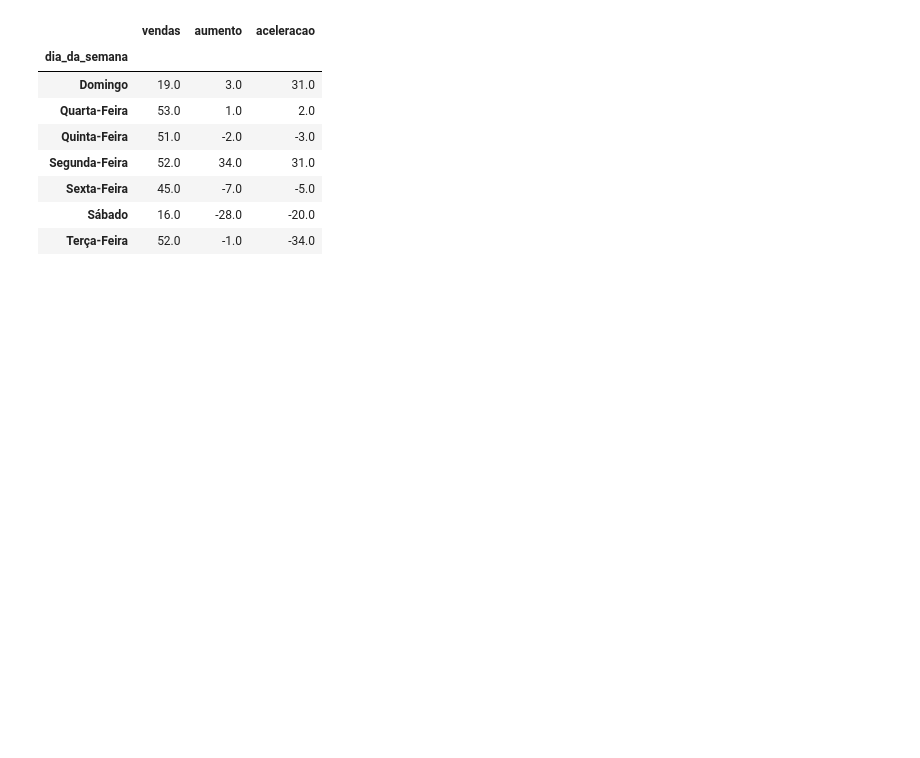
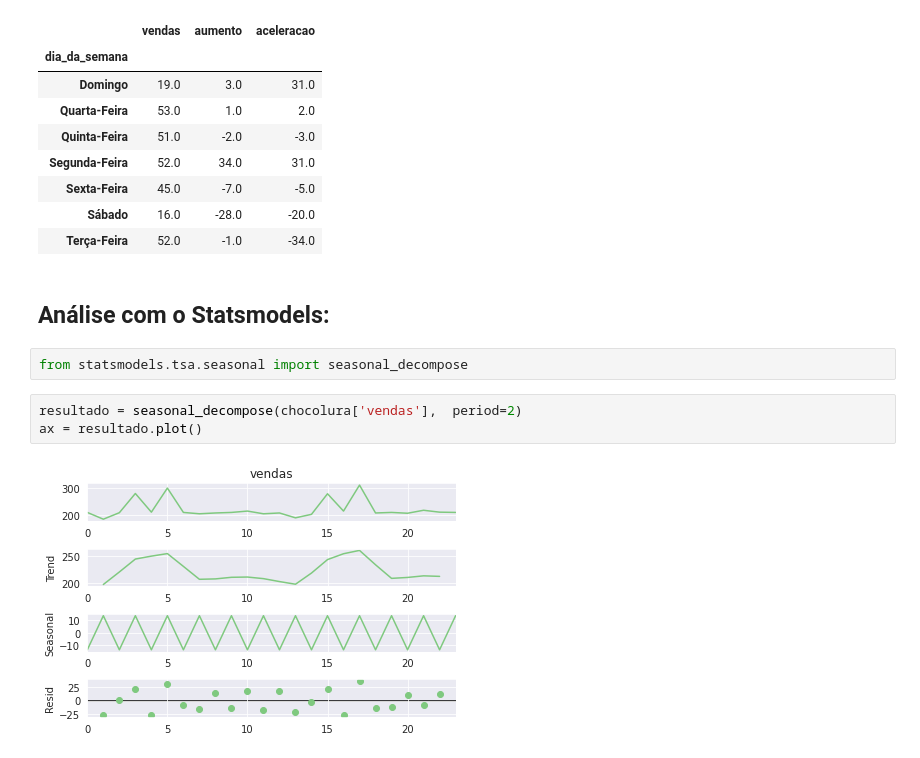
Before and after one commit to silsantos/Data-Science_Projects, a Jupyter notebook: Estatistica/Pratica6_series_temporais.ipynb, the cells around one changed output. Drawn from its saved outputs; the diff is of its cells as text; blank space fills up the shorter version.

Commit message:
Análise com o statsmodels

```diff
--- a/Estatistica/Pratica6_series_temporais.ipynb
+++ b/Estatistica/Pratica6_series_temporais.ipynb
@@ -458,3 +458,12 @@ vendas_agrupadas
 | Sexta-Feira | 45.0 | -7.0 | -5.0 |
 | Sábado | 16.0 | -28.0 | -20.0 |
 | Terça-Feira | 52.0 | -1.0 | -34.0 |
+# %% [markdown]
+## Análise com o Statsmodels:
+# %%
+from statsmodels.tsa.seasonal import seasonal_decompose
+# %%
+resultado = seasonal_decompose(chocolura['vendas'],  period=2)
+ax = resultado.plot()
+# %% [output]
+[figure, added]
```
Also changed, not shown: parts of 3 cells of this notebook.
